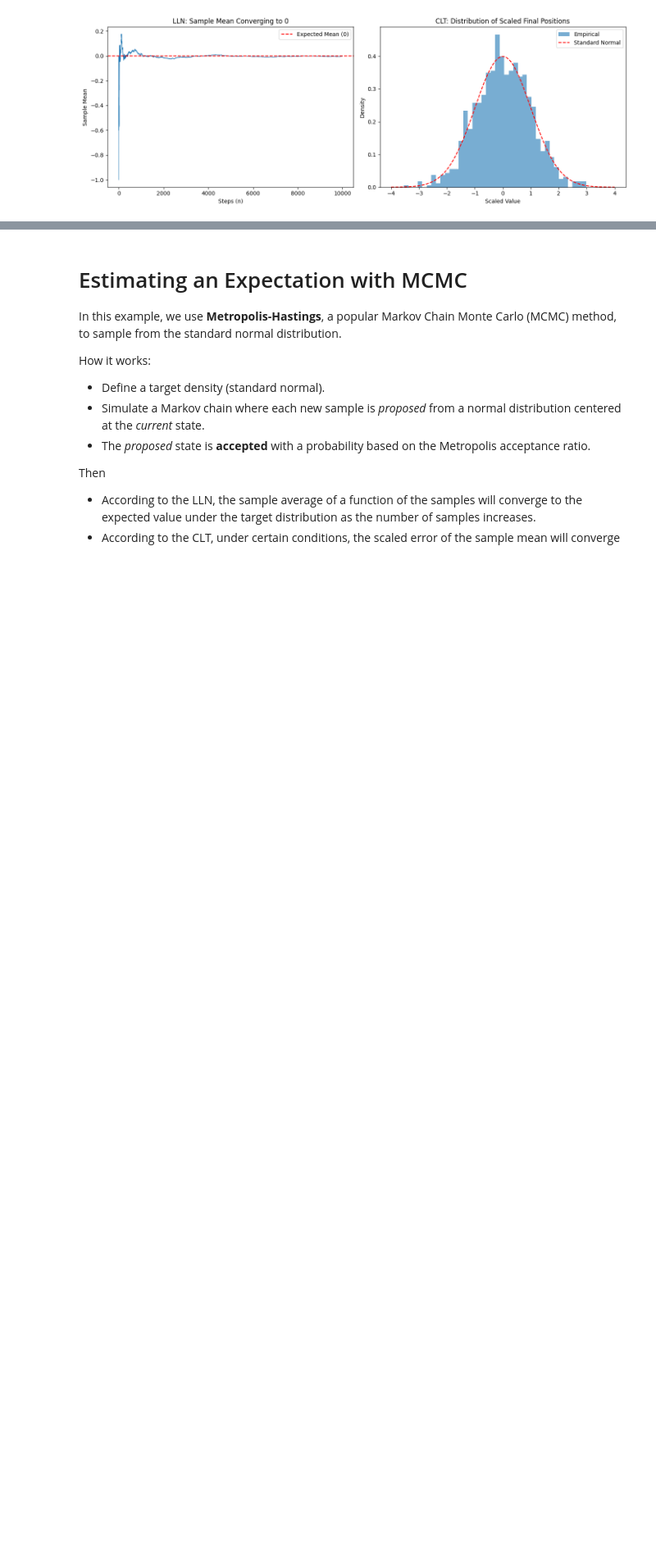
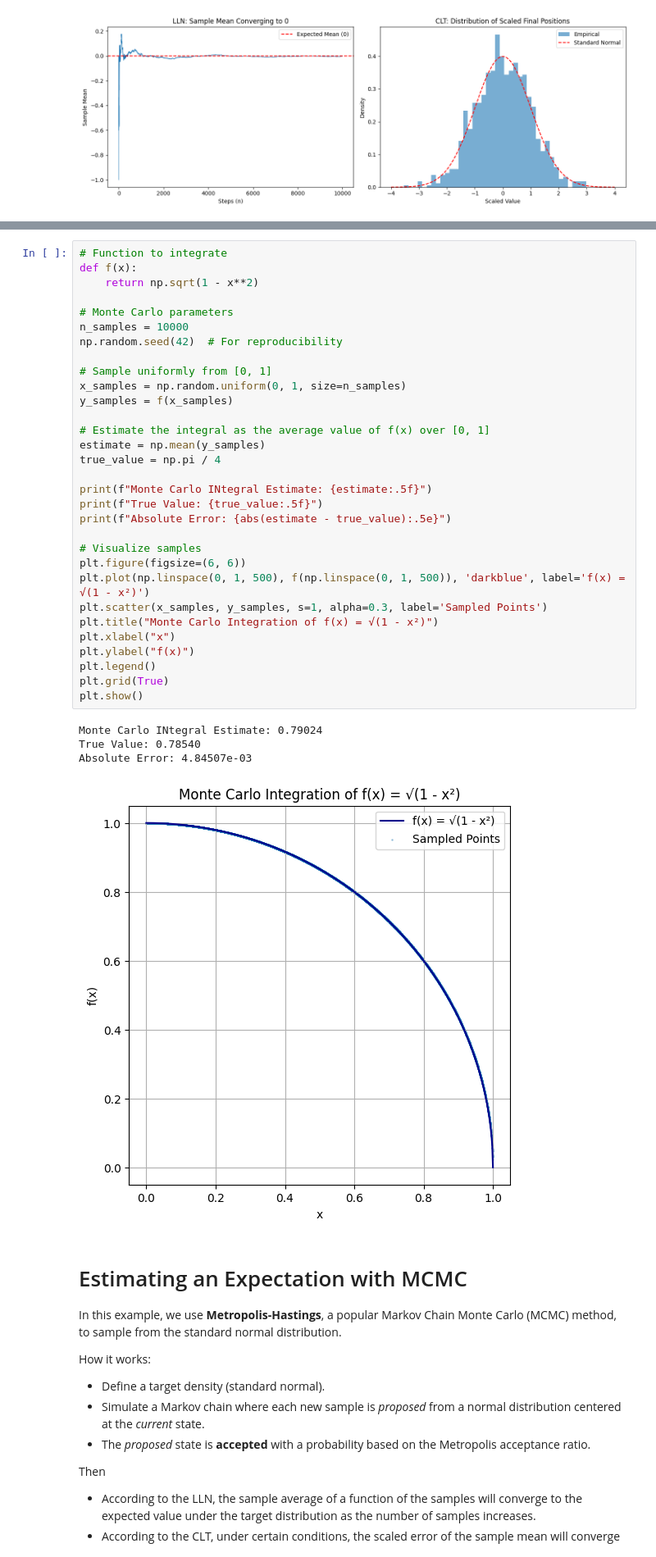
Before and after one commit to Ivelina0/History-of-Mathematics, a Jupyter notebook: History_of_Maths.ipynb, the cells around one changed output, grey strips where cells are left out. Shown: that part at 82% size. Saved outputs shown, nothing was run; the diff lists cells and outputs as text; blank space fills up the shorter version.

Commit message:
Added Monte Carlo Integration

```diff
--- a/History_of_Maths.ipynb
+++ b/History_of_Maths.ipynb
@@ -156,3 +166,39 @@ Does $ W_n $ converge in distribution to a normal distribution? True
+# %%
+# Function to integrate
+def f(x):
+    return np.sqrt(1 - x**2)
+
+# Monte Carlo parameters
+n_samples = 10000
+np.random.seed(42)  # For reproducibility
+
+# Sample uniformly from [0, 1]
+x_samples = np.random.uniform(0, 1, size=n_samples)
+y_samples = f(x_samples)
+
+# Estimate the integral as the average value of f(x) over [0, 1]
+estimate = np.mean(y_samples)
+true_value = np.pi / 4
+
+print(f"Monte Carlo INtegral Estimate: {estimate:.5f}")
+print(f"True Value: {true_value:.5f}")
+print(f"Absolute Error: {abs(estimate - true_value):.5e}")
+
+# Visualize samples
+plt.figure(figsize=(6, 6))
+plt.plot(np.linspace(0, 1, 500), f(np.linspace(0, 1, 500)), 'darkblue', label='f(x) = √(1 - x²)')
+plt.scatter(x_samples, y_samples, s=1, alpha=0.3, label='Sampled Points')
+plt.title("Monte Carlo Integration of f(x) = √(1 - x²)")
+plt.xlabel("x")
+plt.ylabel("f(x)")
+plt.legend()
+plt.grid(True)
+plt.show()
+# %% [output]
+Monte Carlo INtegral Estimate: 0.79024
+True Value: 0.78540
+Absolute Error: 4.84507e-03
+[figure, added]
 # %% [markdown]
 # Estimating an Expectation with MCMC
 
```
Also changed, not shown: parts of 1 cell of this notebook.
